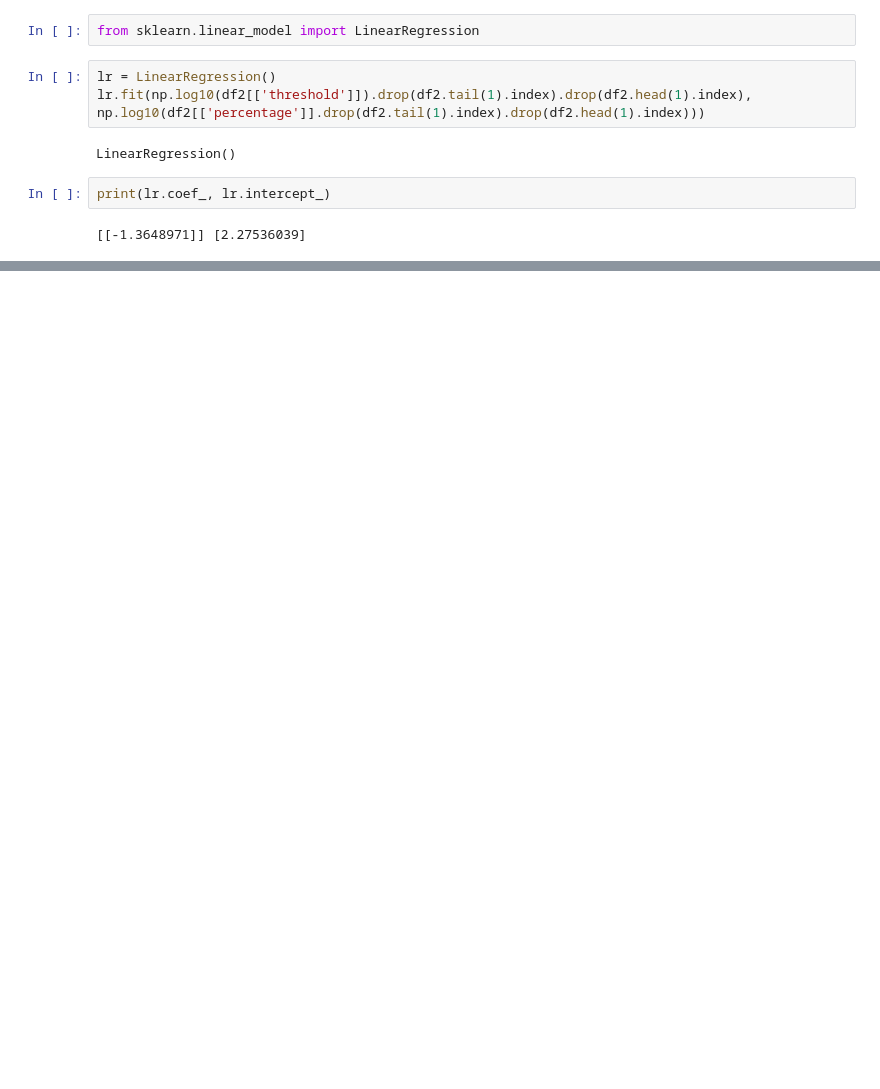
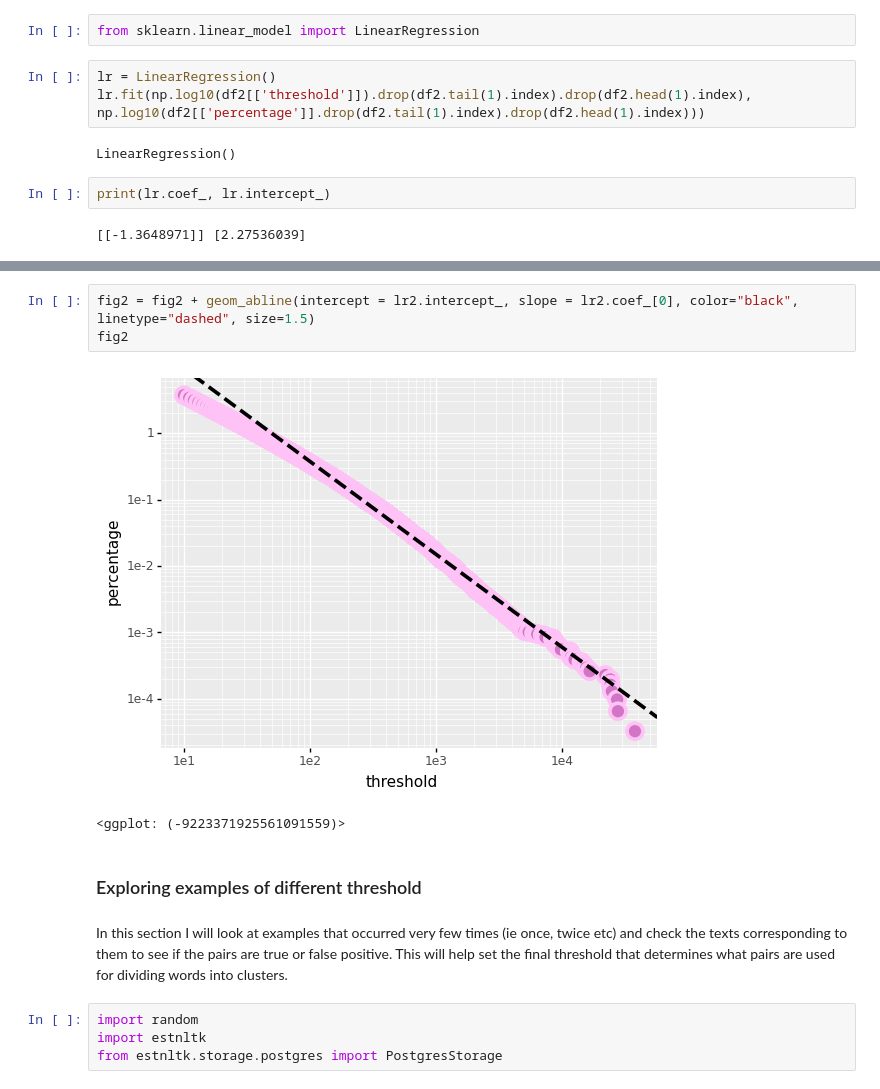
Before and after one commit to birgitsormus/noun-adj-classification, a Jupyter notebook: data exploration.ipynb, the cells around one changed output, grey strips where cells are left out. Saved outputs shown, nothing was run; the diff lists cells and outputs as text; blank space fills up the shorter version.

```diff
--- a/data exploration.ipynb
+++ b/data exploration.ipynb
@@ -210,0 +256,14 @@ fig
+# %%
+fig2 = fig2 + geom_abline(intercept = lr2.intercept_, slope = lr2.coef_[0], color="black", linetype="dashed", size=1.5)
+fig2
+# %% [output]
+[figure, added]
+<ggplot: (-9223371925561091559)>
+# %% [markdown]
+### Exploring examples of different threshold
+# %% [markdown]
+In this section I will look at examples that occurred very few times (ie once, twice etc) and check the texts corresponding to them to see if the pairs are true or false positive. This will help set the final threshold that determines what pairs are used for dividing words into clusters.
+# %%
+import random
+import estnltk
+from estnltk.storage.postgres import PostgresStorage
```
Also changed, not shown: parts of 94 cells of this notebook.
